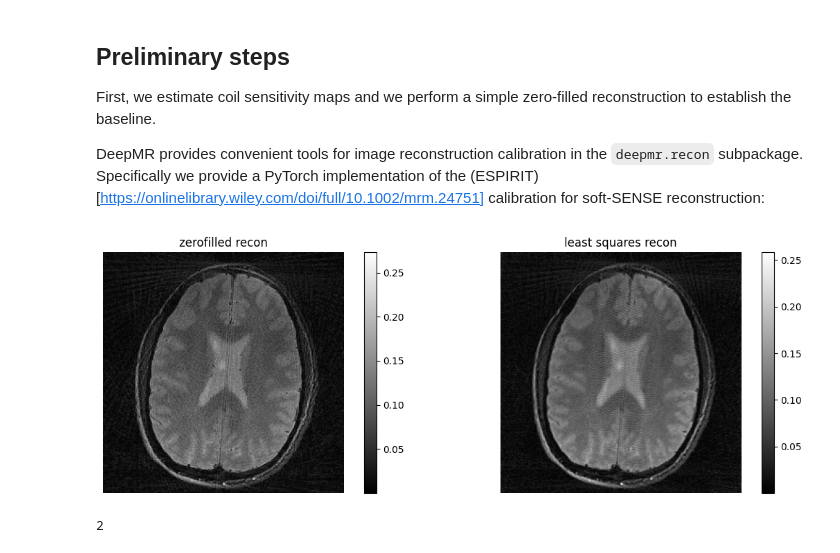
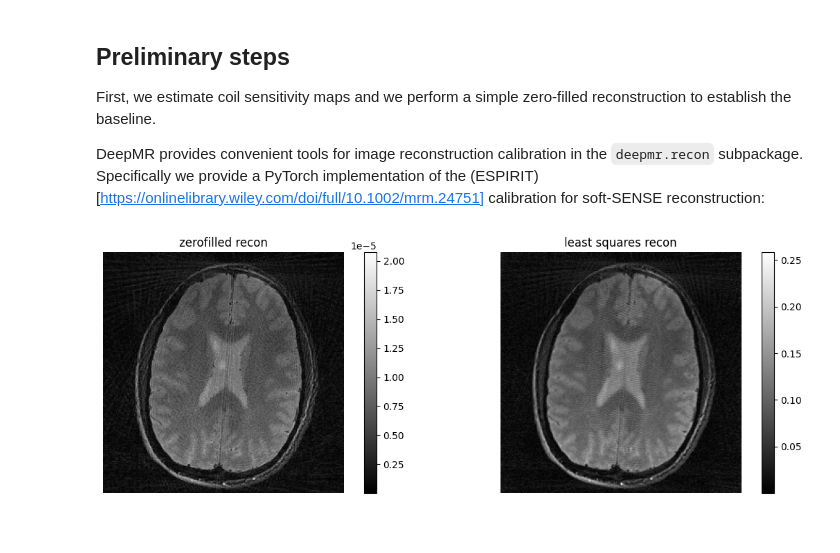
Before and after one commit to INFN-PREDATOR/PREDATOR-milestones, a Jupyter notebook: notebooks/M1c_iterative_reco.ipynb, the cells around one changed output. Drawn from its saved outputs; the diff is of its cells as text; code cells hidden in the pictures.

```diff
--- a/notebooks/M1c_iterative_reco.ipynb
+++ b/notebooks/M1c_iterative_reco.ipynb
@@ -86,22 +86,25 @@ First, we estimate coil sensitivity maps and we perform a simple zero-filled rec
 DeepMR provides convenient tools for image reconstruction calibration in the ``deepmr.recon`` subpackage. Specifically we provide a PyTorch implementation of the (ESPIRIT)[https://onlinelibrary.wiley.com/doi/full/10.1002/mrm.24751] calibration for soft-SENSE reconstruction:
 # %%
 # load raw data
+device = "cpu"
 data, head, img0 = load_challenge_rawdata(2)
 
 # estimate sensitivity maps
-sensmap = deepmr.recon.espirit_cal(data, coord=head.traj, shape=head.shape, dcf=head.dcf)
+# sensmap = deepmr.recon.espirit_cal(data, coord=head.traj, shape=head.shape, dcf=head.dcf)
 
 # coil operator
-C = deepmr.linops.CoilOp(head.traj.shape[-1], sensmap)
+# C = deepmr.linops.CoilOp(head.traj.shape[-1], sensmap)
 
 # FFT operator
-F = deepmr.linops.NUFFTOp(head.traj, head.shape[-2:], weight=head.dcf)
+# F = deepmr.linops.NUFFTOp(head.traj, head.shape[-2:], weight=head.dcf)
 
 # obtain full encoding
-E = F * C
+# E = F * C
 
 # zero-filled recon
-img = E.H(head.dcf**0.5 * data[:, None, ...])
+# img = E.H(head.dcf**0.5 * data[:, None, ...])
 
 # scale intensity similarly to BART
-img = deepmr.recon.intensity_scaling(img, ndim=2)
+# img = deepmr.recon.intensity_scaling(img, ndim=2)
+img_zf = deepmr.recon.recon_lstsq(data.clone(), copy.deepcopy(head), device=device)
+img_tk = deepmr.recon.recon_lstsq(data.clone(), copy.deepcopy(head), niter=10, lamda=0.25, device=device)
@@ -112,16 +111,12 @@ img_lstsq = EHE.solve(img, max_iter=10, lamda=0.25)
 # %%
 # plot
 plt.rcParams['figure.figsize'] = [12, 4]
 
 plt.subplot(1, 2, 1)
-_ = plt.imshow(abs(torch.flip(img, dims=(-1,)).squeeze()).T, cmap="gray"), plt.axis("off"), plt.title("zerofilled recon"), plt.colorbar()
+_ = plt.imshow(abs(torch.flip(img_zf, dims=(-1,)).squeeze().numpy(force=True)).T, cmap="gray"), plt.axis("off"), plt.title("zerofilled recon"), plt.colorbar()
 plt.subplot(1, 2, 2)
-_ = plt.imshow(abs(torch.flip(img_lstsq, dims=(-1,)).squeeze()).T, cmap="gray"), plt.axis("off"), plt.title("least squares recon"), plt.colorbar()
+_ = plt.imshow(abs(torch.flip(img_tk, dims=(-1,)).squeeze().numpy(force=True)).T, cmap="gray"), plt.axis("off"), plt.title("least squares recon"), plt.colorbar()
 plt.tight_layout()
 # %% [output]
-[figure, old version]
+[figure, new version]
-# %%
-print(F._ndim)
-# %% [output]
-2
 # %%
```
Also changed, not shown: parts of 7 cells of this notebook, 4 other files.
